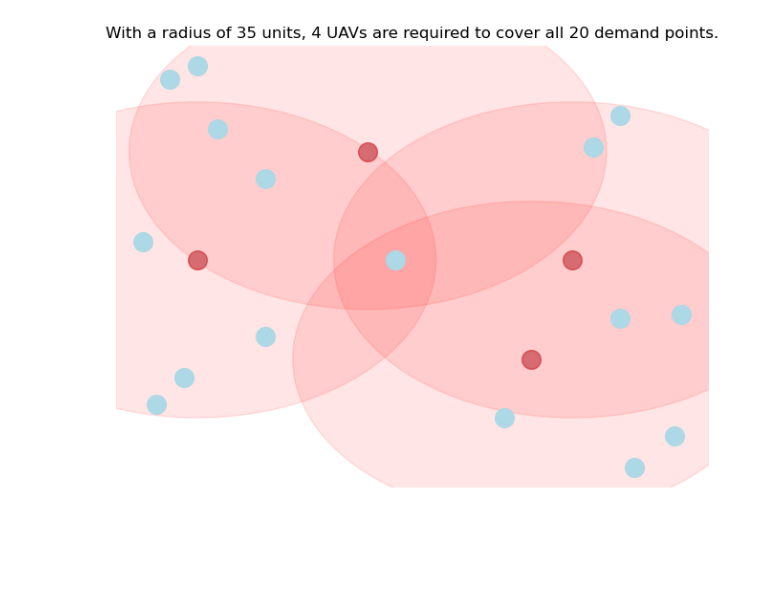
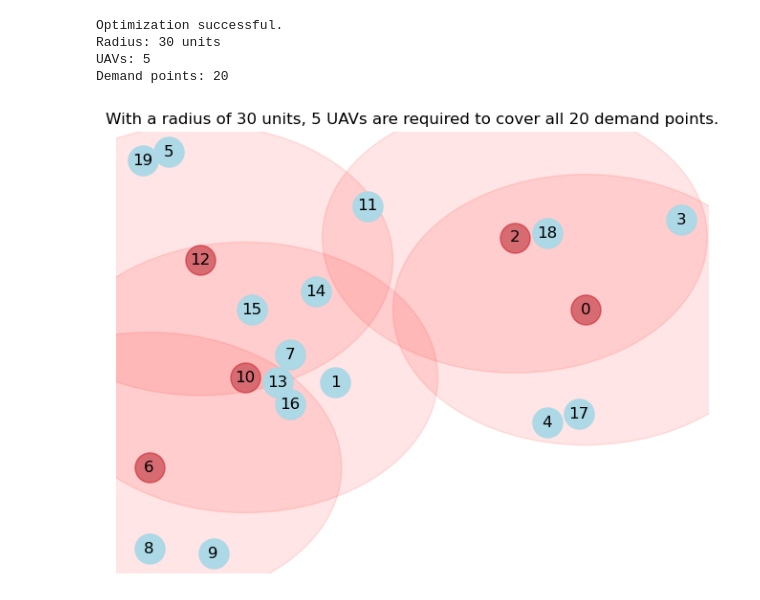
Before and after one commit to eoanodea/daddd-assignment, a Jupyter notebook: scp.ipynb, the cells around one changed output. Drawn from its saved outputs; the diff is of its cells as text; code cells hidden in the pictures; blank space fills up the shorter version.

```diff
--- a/scp.ipynb
+++ b/scp.ipynb
@@ -9,5 +10,4 @@ display(HTML("<style>.container { width:95% !important; }</style>"))
 # %%
-# Global Variables
 # Set the dimensions of the rectangular region
 region_width = 100
 region_height = 100
@@ -16,7 +16,9 @@ region_height = 100
 num_demand_points = 20
 
 # Set the coverage radius of a UAV
-coverage_radius = 35
+coverage_radius = 30
 
 # Graph config
 figsize=(8,6)
+label_font_size=12
+node_size=500
@@ -60,18 +110,14 @@ x = {}
 for node in G.nodes():
     x[node] = model.addVar(vtype=gb.GRB.BINARY, name=f"x_{node}")
 
-
-# # Set objective function
+# Set objective function
 model.setObjective(gb.quicksum(x[node] for node in G.nodes()), gb.GRB.MINIMIZE)
-# # model.setObjective(x.sum(), gb.GRB.MINIMIZE)
 
 # Add coverage constraints
-for node in G.nodes():
-    model.addConstr(gb.quicksum(x[n] for n in G.nodes() if n != node and euclidean_distance(G.nodes[node]['pos'], G.nodes[n]['pos']) <= coverage_radius) >= 1, f"cover_{node}")
-
+for i in range(num_demand_points):
+    model.addConstr(gb.quicksum(x[j] for j in range(num_demand_points) if i != j and euclidean_distance(demand_points[i], demand_points[j]) <= coverage_radius) >= 1, f"cover_{i}")
 
 # Optimize the model
-model.update()
 model.optimize()
 # %% [output]
 Gurobi Optimizer version 10.0.1 build v10.0.1rc0 (mac64[x86])
@@ -107,32 +140,46 @@ With a radius of 35 units, 4 UAVs are required to cover all 20 demand points.
 # %%
-# Create a new graph for visualization
-graph_visualization = nx.Graph()
+solution = []
+if model.status == gb.GRB.OPTIMAL:
+    print("Optimization successful.")
+    print("Radius: {} units \nUAVs: {} \nDemand points: {}".format(coverage_radius, int(model.objVal), num_demand_points))
+    for node in G.nodes():
+        if x[node].x > 0.1:
+            solution.append(node)
+    # Create a new graph for visualization
+    graph_visualization = nx.Graph()
 
-# Add nodes for demand points
-for node, demand_point in enumerate(demand_points):
-    graph_visualization.add_node(node, pos=demand_point)
+    # Add nodes for demand points
+    for node, demand_point in enumerate(demand_points):
+        graph_visualization.add_node(node, pos=demand_point)
 
-# Add edges between demand points covered by the solution
-for node in solution:
-    graph_visualization.add_edges_from([(node, n) for n in G.neighbors(node) if n in solution])
+    # Add edges between demand points covered by the solution
+    for node in solution:
+        graph_visualization.add_edges_from([(node, n) for n in G.neighbors(node) if n in solution])
 
-# Draw the graph
-pos = nx.get_node_attributes(graph_visualization, 'pos')
-fig, ax = plt.subplots(figsize=figsize)  # Adjust the figure size as desired
-nx.draw(graph_visualization, pos, node_color='lightblue', ax=ax, node_size=200)
+    # Draw the graph
+    pos = nx.get_node_attributes(graph_visualization, 'pos')
+    fig, ax = plt.subplots(figsize=figsize)  # Adjust the figure size as desired
+    nx.draw(graph_visualization, pos, node_color='lightblue', ax=ax, node_size=node_size)
 
 
-# Highlight the demand points covered by the solution
-nx.draw_networkx_nodes(graph_visualization, pos, nodelist=solution, node_color='r', alpha=0.5, ax=ax, node_size=200)
+    # Highlight the demand points covered by the solution
+    nx.draw_networkx_labels(G, pos, font_size=label_font_size)
+    nx.draw_networkx_nodes(graph_visualization, pos, nodelist=solution, node_color='r', alpha=0.5, ax=ax, node_size=node_size)
 
-# Draw circles for coverage radius for covered demand points only
-for node in solution:
-    if node in graph_visualization.nodes():
-        x, y = pos[node]
-        circle = plt.Circle((x, y), coverage_radius, alpha=0.1, color='r')
-        ax.add_artist(circle)
+    # Draw circles for coverage radius for covered demand points only
+    for node in solution:
+        if node in graph_visualization.nodes():
+            x, y = pos[node]
+            circle = plt.Circle((x, y), coverage_radius, alpha=0.1, color='r')
+            ax.add_artist(circle)
 
-plt.title("With a radius of {} units, {} UAVs are required to cover all {} demand points.".format(coverage_radius, int(model.objVal), num_demand_points))
-plt.show()
+    plt.title("With a radius of {} units, {} UAVs are required to cover all {} demand points.".format(coverage_radius, int(model.objVal), num_demand_points))
+    plt.show()
+else:
+    print("No feasible solution found. Optimization status:", model.status)
 # %% [output]
+Optimization successful.
+Radius: 30 units
+UAVs: 5
+Demand points: 20
-[figure, old version]
+[figure, new version]
```
Also changed, not shown: parts of 8 cells of this notebook, 2 other files.
